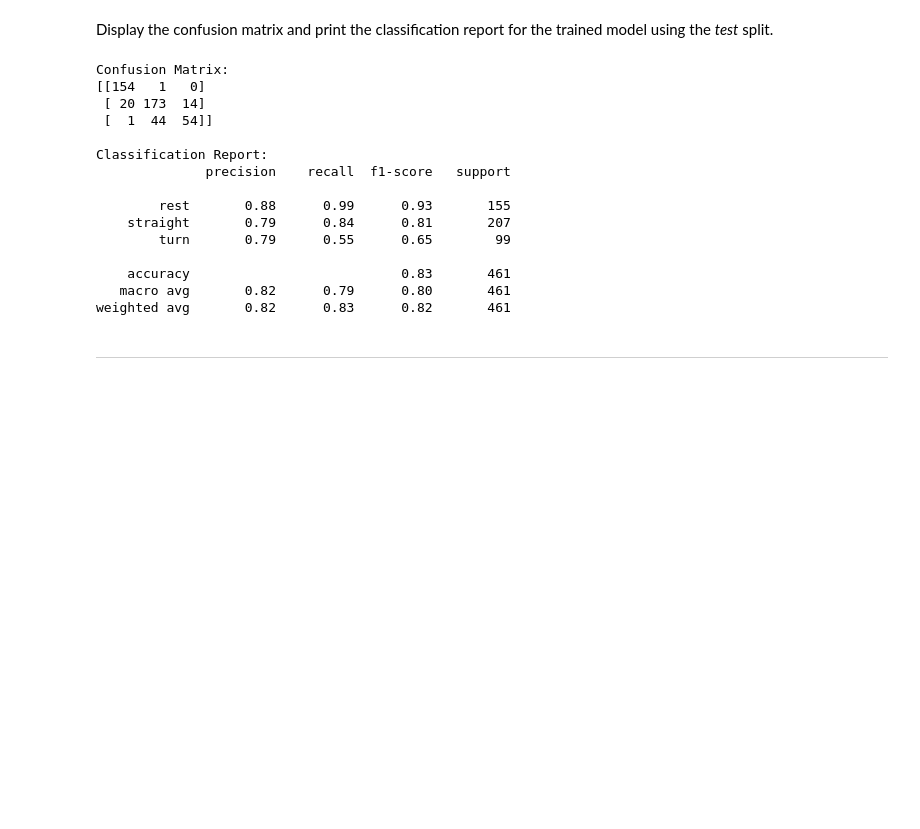
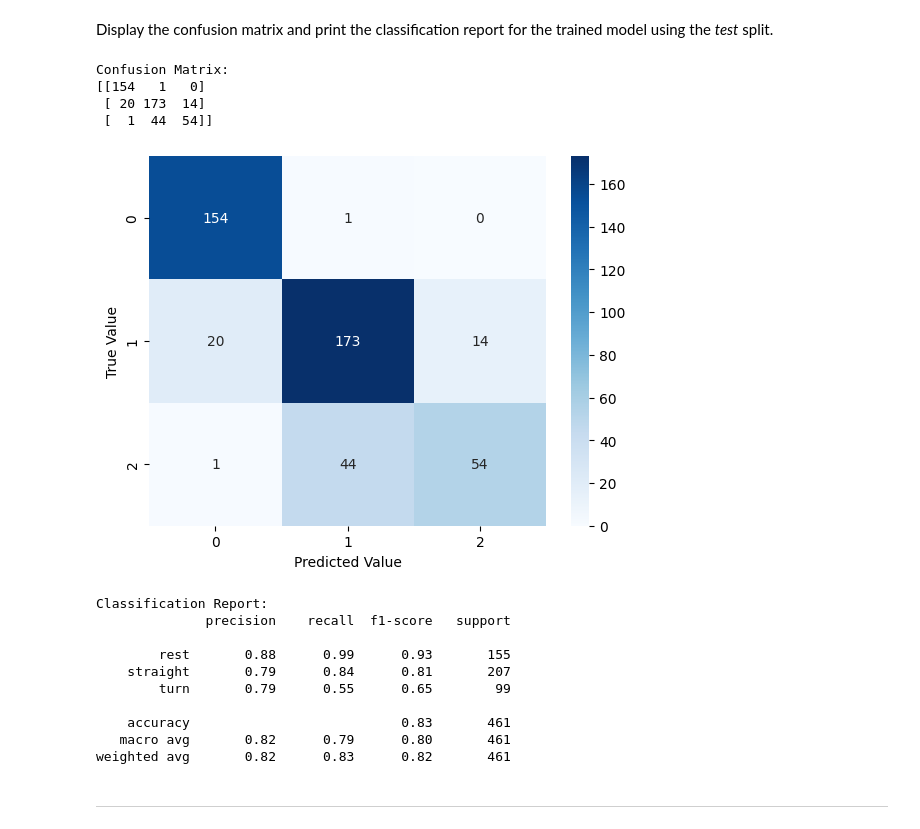
Before and after one commit to AshwiniANair/engg680_2024_fall, a Jupyter notebook: LabAssignment 4/Assignment 4.ipynb, the cells around one changed output. Cells and saved outputs as stored; diff of their text form; code cells hidden in the pictures; blank space fills up the shorter version.

```diff
--- a/LabAssignment 4/Assignment 4.ipynb
+++ b/LabAssignment 4/Assignment 4.ipynb
@@ -555,26 +552,33 @@ Display the confusion matrix and print the classification report for the trained
 # %%
 # TODO - Display confusion matrix and print classification reports
 y_pred = grid.predict(X_test)
 print("\nConfusion Matrix:")
 print(confusion_matrix(y_test.values, y_pred))
+
+conf_matrix4 = confusion_matrix(y_test.values, y_pred)
+sns.heatmap(conf_matrix4, annot=True, fmt='d', cmap='Blues')
+plt.xlabel('Predicted Value')
+plt.ylabel('True Value')
+plt.show()
+
 print("\nClassification Report:")
 print(classification_report(y_test.values, y_pred))
 # %% [output]
 Confusion Matrix:
 [[154   1   0]
  [ 20 173  14]
  [  1  44  54]]
-
-Classification Report:
-              precision    recall  f1-score   support
-
-        rest       0.88      0.99      0.93       155
-    straight       0.79      0.84      0.81       207
-        turn       0.79      0.55      0.65        99
-
-    accuracy                           0.83       461
-   macro avg       0.82      0.79      0.80       461
-weighted avg       0.82      0.83      0.82       461
+[figure, added]
+Classification Report:
+              precision    recall  f1-score   support
+
+        rest       0.88      0.99      0.93       155
+    straight       0.79      0.84      0.81       207
+        turn       0.79      0.55      0.65        99
+
+    accuracy                           0.83       461
+   macro avg       0.82      0.79      0.80       461
+weighted avg       0.82      0.83      0.82       461
 # %% [markdown]
 ___
 # %% [markdown]
```
Also changed, not shown: parts of 62 cells of this notebook.
